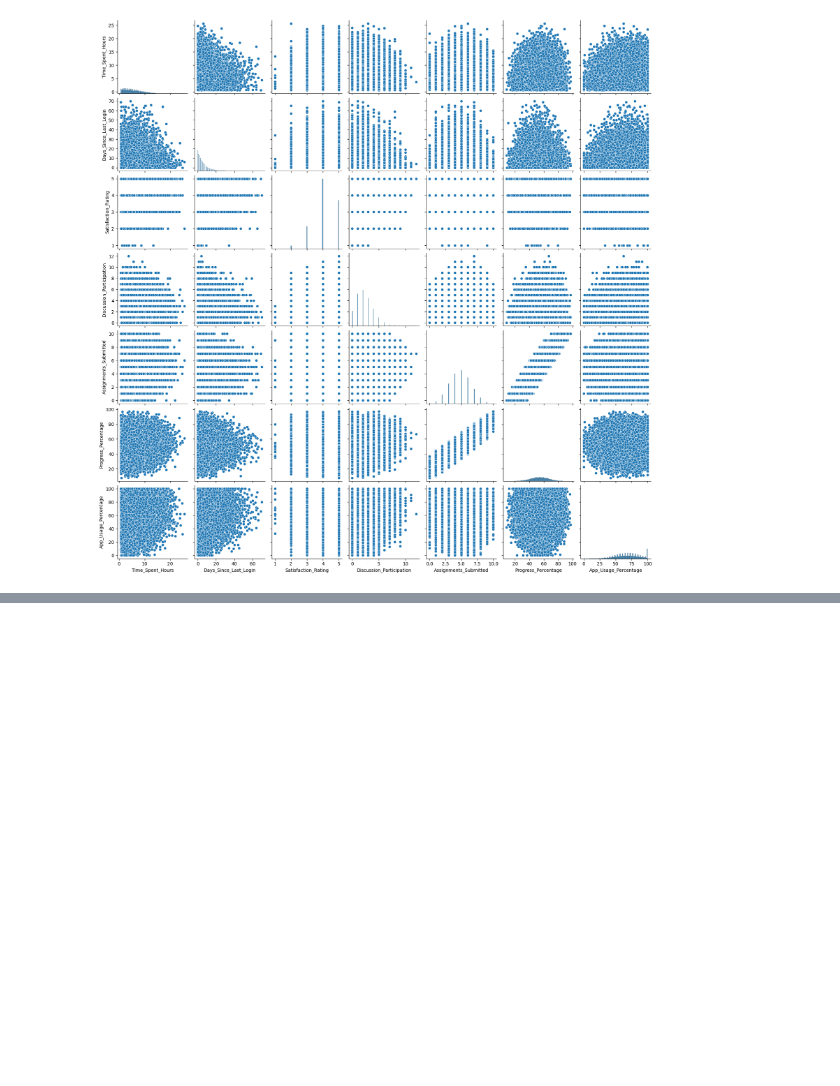
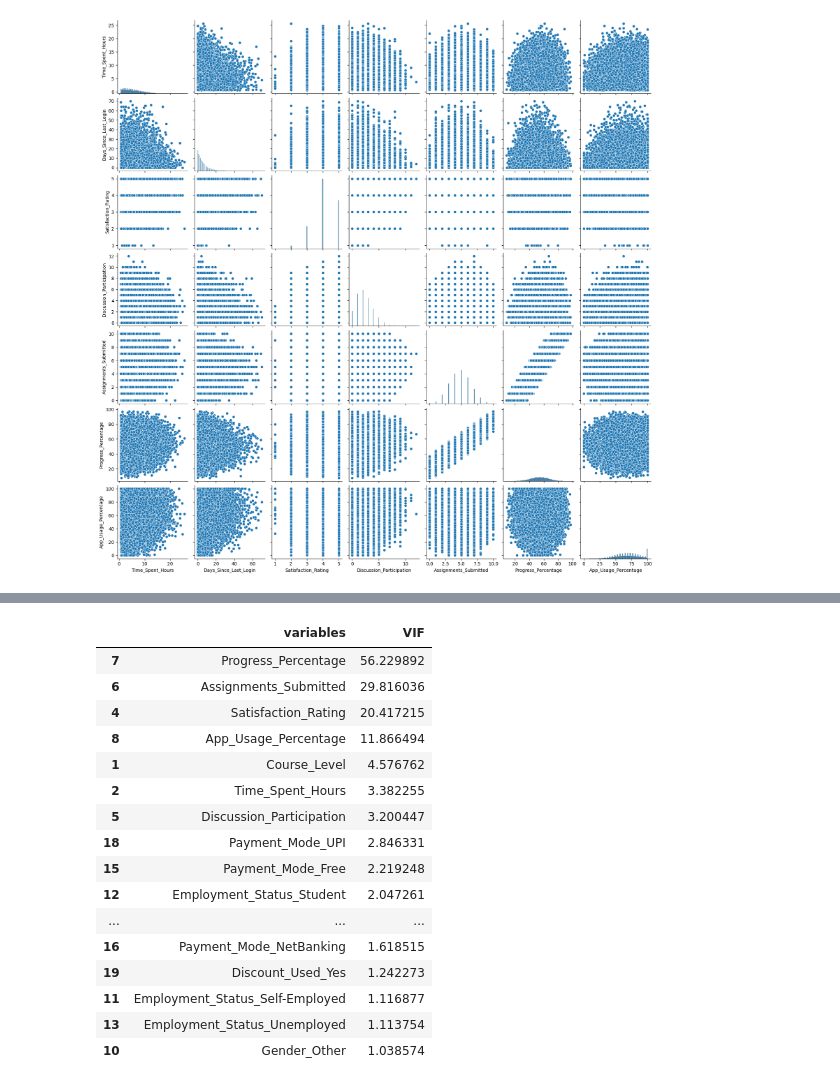
Before and after one commit to AkeemSemperDataScience/data3450-project-v1251-group_6, a Jupyter notebook: START_Project.ipynb, the cells around one changed output, grey strips where cells are left out. Drawn from its saved outputs; the diff is of its cells as text; code cells hidden in the pictures; blank space fills up the shorter version.

```diff
--- a/START_Project.ipynb
+++ b/START_Project.ipynb
@@ -250,0 +367,24 @@ df2.head()
+# %%
+from statsmodels.stats.outliers_influence import variance_inflation_factor
+
+def calc_vif(X):
+    # Calculating VIF
+    vif = pd.DataFrame()
+    vif["variables"] = X.columns
+    vif["VIF"] = [variance_inflation_factor(X.values, i) for i in range(X.shape[1])]
+    return(vif)
+# %%
+## Change Bool columns to int to calculate VIF
+df2tmp = df2_x.copy()
+
+vif_cols = ['Gender_Male',
+       'Gender_Other', 'Employment_Status_Self-Employed',
+       'Employment_Status_Student', 'Employment_Status_Unemployed',
+       'Payment_Mode_Debit Card', 'Payment_Mode_Free',
+       'Payment_Mode_NetBanking', 'Payment_Mode_Scholarship',
+       'Payment_Mode_UPI', 'Discount_Used_Yes']
+
+for col in vif_cols:
+    df2tmp[col] = df2tmp[col].astype(int)
+
+df2tmp.info()
@@ -250,0 +409,20 @@ df2.head()
+# %%
+calc_vif(df2tmp).sort_values(by="VIF", ascending=False)
+# %% [output]
+|  | variables | VIF |
+| 7 | Progress_Percentage | 56.229892 |
+| 6 | Assignments_Submitted | 29.816036 |
+| 4 | Satisfaction_Rating | 20.417215 |
+| 8 | App_Usage_Percentage | 11.866494 |
+| 1 | Course_Level | 4.576762 |
+| 2 | Time_Spent_Hours | 3.382255 |
+| 5 | Discussion_Participation | 3.200447 |
+| 18 | Payment_Mode_UPI | 2.846331 |
+| 15 | Payment_Mode_Free | 2.219248 |
+| 12 | Employment_Status_Student | 2.047261 |
+| ... | ... | ... |
+| 16 | Payment_Mode_NetBanking | 1.618515 |
+| 19 | Discount_Used_Yes | 1.242273 |
+| 11 | Employment_Status_Self-Employed | 1.116877 |
+| 13 | Employment_Status_Unemployed | 1.113754 |
+| 10 | Gender_Other | 1.038574 |
```
Also changed, not shown: parts of 21 cells of this notebook.
